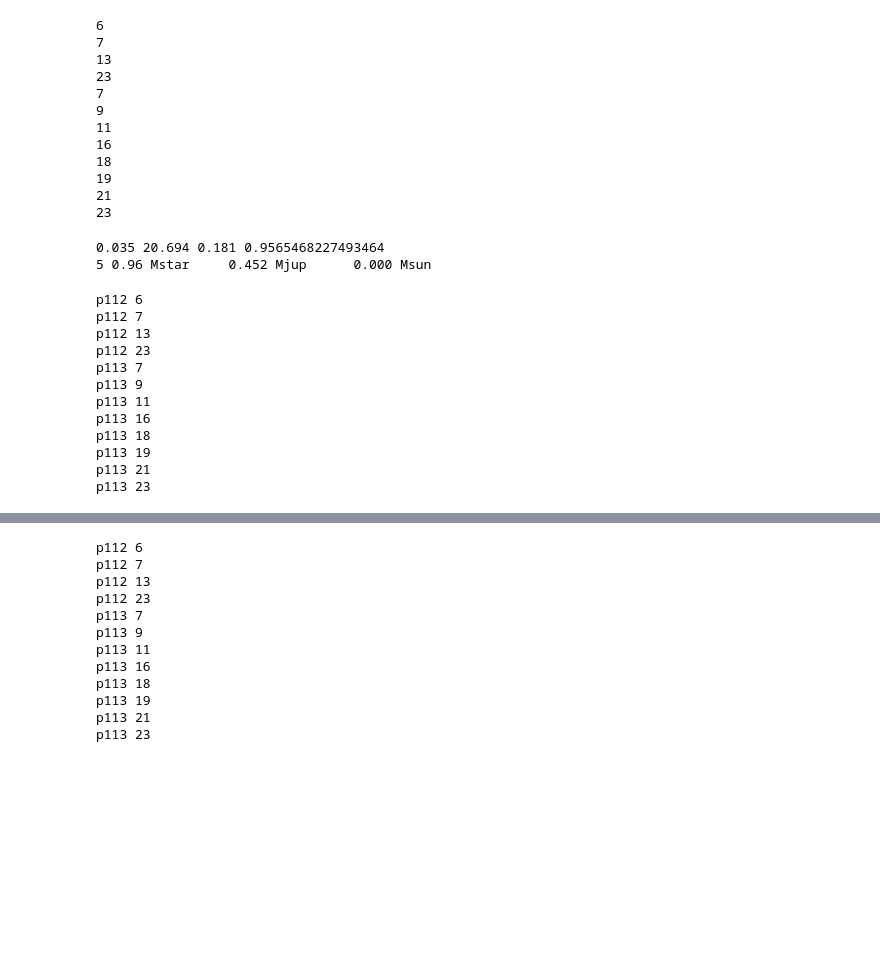
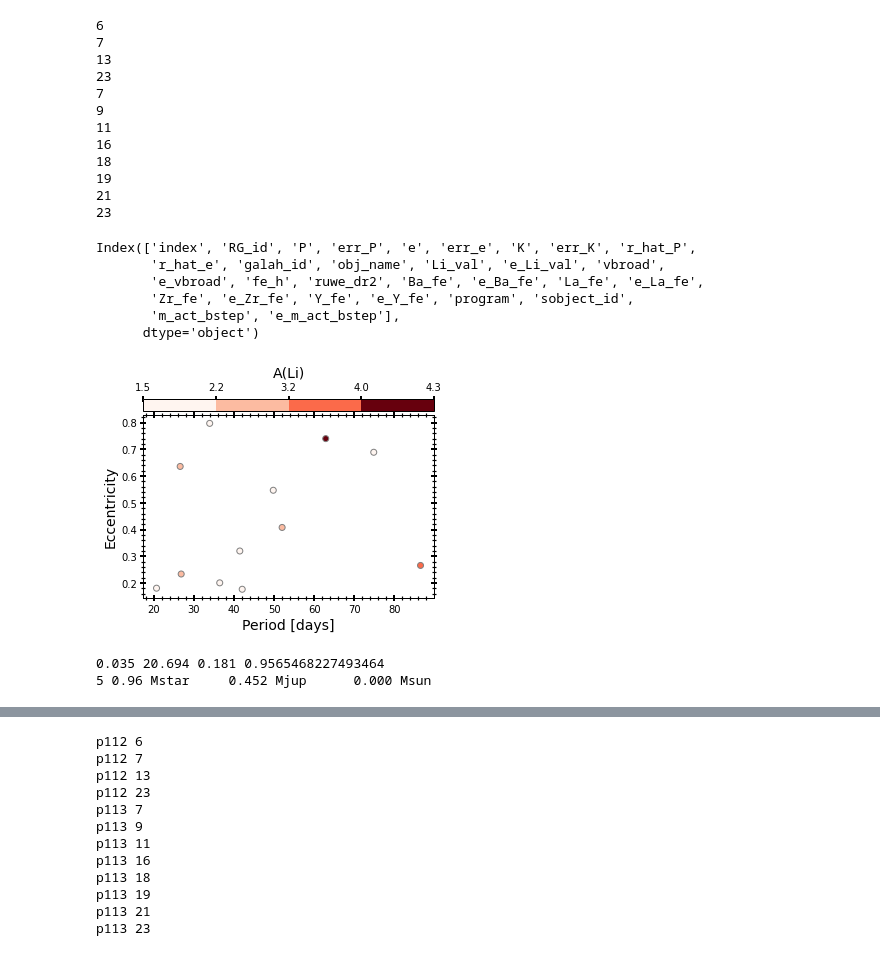
Before and after one commit to MaryumSayeed/ESPRESSO, a Jupyter notebook: scripts/mass_analysis.ipynb, the cells around one changed output, grey strips where cells are left out. Saved outputs shown, nothing was run; the diff lists cells and outputs as text; code cells hidden in the pictures; blank space fills up the shorter version.

```diff
--- a/scripts/mass_analysis.ipynb
+++ b/scripts/mass_analysis.ipynb
@@ -122,6 +124,37 @@ with open('obj_dir_p113.pkl', 'rb') as f:
 galah_vac = Table.read('../../lithium/data/GALAH_DR3_VAC_ages_v2.fits').to_pandas()
 # %%
 data = pd.merge(data0, galah_vac[['sobject_id','m_act_bstep','e_m_act_bstep']], left_on='galah_id', right_on='sobject_id')
+# %%
+data.keys()
+# %% [output]
+Index(['index', 'RG_id', 'P', 'err_P', 'e', 'err_e', 'K', 'err_K', 'r_hat_P',
+       'r_hat_e', 'galah_id', 'obj_name', 'Li_val', 'e_Li_val', 'vbroad',
+       'e_vbroad', 'fe_h', 'ruwe_dr2', 'Ba_fe', 'e_Ba_fe', 'La_fe', 'e_La_fe',
+       'Zr_fe', 'e_Zr_fe', 'Y_fe', 'e_Y_fe', 'program', 'sobject_id',
+       'm_act_bstep', 'e_m_act_bstep'],
+      dtype='object')
+# %%
+bounds = [1.5, 2.2, 3.2, 4, 4.3]
+cmap_color = 'Reds'
+cmap = plt.get_cmap(cmap_color, len(bounds))
+norm = colors.BoundaryNorm(bounds, cmap.N)
+clabel = 'A(Li)'
+
+fig=plt.figure(figsize=(5,4))
+ax1=plt.subplot(111)
+im1=plt.scatter(data.P, data.e, c=data.Li_val,cmap=cmap, norm=norm,ec='grey')
+plt.xlabel('Period [days]')
+plt.ylabel('Eccentricity')
+
+ax1_divider = make_axes_locatable(ax1)
+cax1 = ax1_divider.append_axes("top", size="7%", pad="2%") # add an axes above the main axes.
+cb1 = fig.colorbar(im1, cax=cax1, orientation="horizontal", boundaries=bounds, ticks=bounds)
+cax1.xaxis.set_ticks_position("top") # change tick position to top
+cb1.ax.set_title(clabel)
+plt.tight_layout()
+# plt.savefig('../plots/P_e_Li_%s.png'%DATE,bbox_inches='tight',dpi=200)
+# %% [output]
+[figure, added]
 # %%
 def msini_func(K, P, e, Mstar):
     '''
@@ -185,9 +218,6 @@ for i, row in data.iterrows():
 0.035 20.694 0.181 0.9565468227493464
 5 0.96 Mstar     0.452 Mjup      0.000 Msun
 # %%
-program = 'p112'
-version = 1
-
 p112_d = {6:{'Mjup':None, 'Msol': None}, 7:{'Mjup':None, 'Msol': None},
           13:{'Mjup':None, 'Msol': None}, 23:{'Mjup':None, 'Msol': None}
          }
@@ -199,7 +229,6 @@ p113_d = {7:{'Mjup':None, 'Msol': None}, 9:{'Mjup':None, 'Msol': None},
 
 def get_msini(objects, program, version, savedict):
     for RG in objects:
-        print(program, RG)
         fname1 = '../mcmc/%s/%s_mcmc_%s.pickle'%(program,RG,version)
         with open(fname1, 'rb') as handle:
             mcmc_samples = pickle.load(handle)
@@ -210,10 +239,15 @@ def get_msini(objects, program, version, savedict):
         es = mcmc_samples['e'].value
         Mjup = []
         Msol = []
+        Mstar = np.array(data[(data.RG_id==RG) & (data.program == int(program[1:]))].m_act_bstep)[0]
 
+        if str(Mstar) == 'nan':
+            dtemp = data[(data.RG_id==RG) & (data.program == int(program[1:]))]
+            if dtemp.sobject_id.values[0] == 190212001601338: # gaia DR3 3217773074208416640
+                Mstar = 1.070
         for i in range(len(Ks)):
             K, P, e = Ks[i], Ps[i], es[i]
-            Msini, success = msini_func(K, P, e, 1.667)
+            Msini, success = msini_func(K, P, e, Mstar)
             Msini_jup   = Msini/u.M_jup.to(u.kg)
             Msini_solar = Msini/u.Msun.to(u.kg)
             Mjup.append(Msini_jup[0])
@@ -223,21 +257,9 @@ def get_msini(objects, program, version, savedict):
         # Msini_jup   = Msini/u.M_jup.to(u.kg)
         # Msini_solar = Msini/u.Msun.to(u.kg)
     return savedict
+
 p112_msini = get_msini(obj_112, 'p112', 1, p112_d)
 p113_msini = get_msini(obj_113, 'p113', 1, p113_d)
-# %% [output]
-p112 6
-p112 7
-p112 13
-p112 23
-p113 7
-p113 9
-p113 11
-p113 16
-p113 18
-p113 19
-p113 21
-p113 23
 # %%
 def msini_li(msini,df,unit='Mjup',legend=False):
     PLOT_PARAMS(LS=12, SIZE=12)
```
Also changed, not shown: parts of 30 cells of this notebook, 4 other files.
